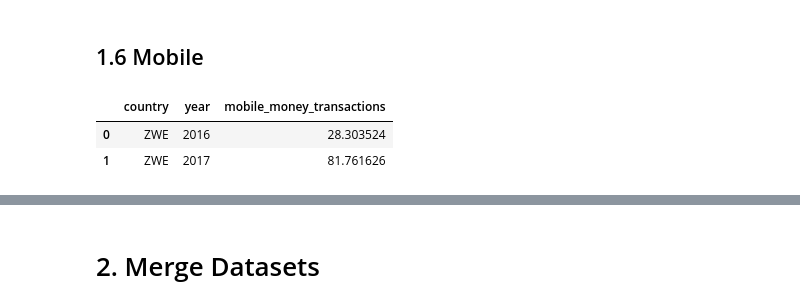
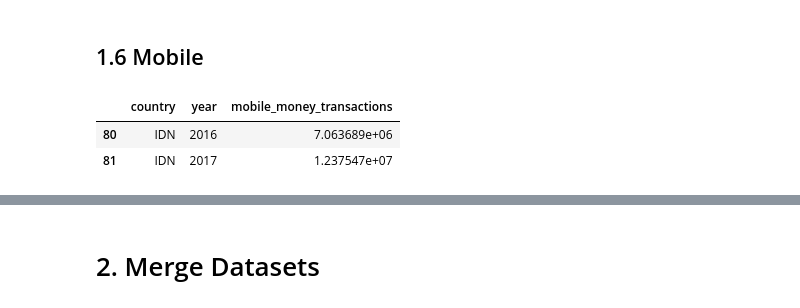
Before and after one commit to Graspp-25-Spring/graspp_2025s_fintech, a Jupyter notebook: notebooks/Milestone_2.ipynb, the cells around one changed output, grey strips where cells are left out. Saved outputs shown, nothing was run; the diff lists cells and outputs as text; code cells hidden in the pictures.

```diff
--- a/notebooks/Milestone_2.ipynb
+++ b/notebooks/Milestone_2.ipynb
@@ -148,10 +159,16 @@ basic_stats(df_access)
 ## 1.6 Mobile
 # %%
 df_mobile = pd.read_csv('../Data/processed/mobile_transact.csv')
+# Filter for specific countries in South Asia and Southeast Asia
+country_list = ['AFG', 'BGD', 'BRN', 'BTN', 'IDN', 'IND', 'IRN', 'KHM', 'LAO',
+       'LKA', 'MDV', 'MMR', 'MYS', 'NPL', 'PAK', 'PHL', 'SGP', 'THA',
+       'TLS', 'VNM', 'WLD']
+df_mobile = df_mobile[df_mobile['code'].isin(country_list)]
+
 df_mobile = df_mobile.rename(columns={'code': 'country'})
 df_mobile = df_mobile[['country', 'year', 'mobile_money_transactions']]
 df_mobile.head(2)
 # %% [output]
 |  | country | year | mobile_money_transactions |
-| 0 | ZWE | 2016 | 28.303524 |
-| 1 | ZWE | 2017 | 81.761626 |
+| 80 | IDN | 2016 | 7.063689e+06 |
+| 81 | IDN | 2017 | 1.237547e+07 |
```
Also changed, not shown: parts of 13 cells of this notebook, 1 other file.
